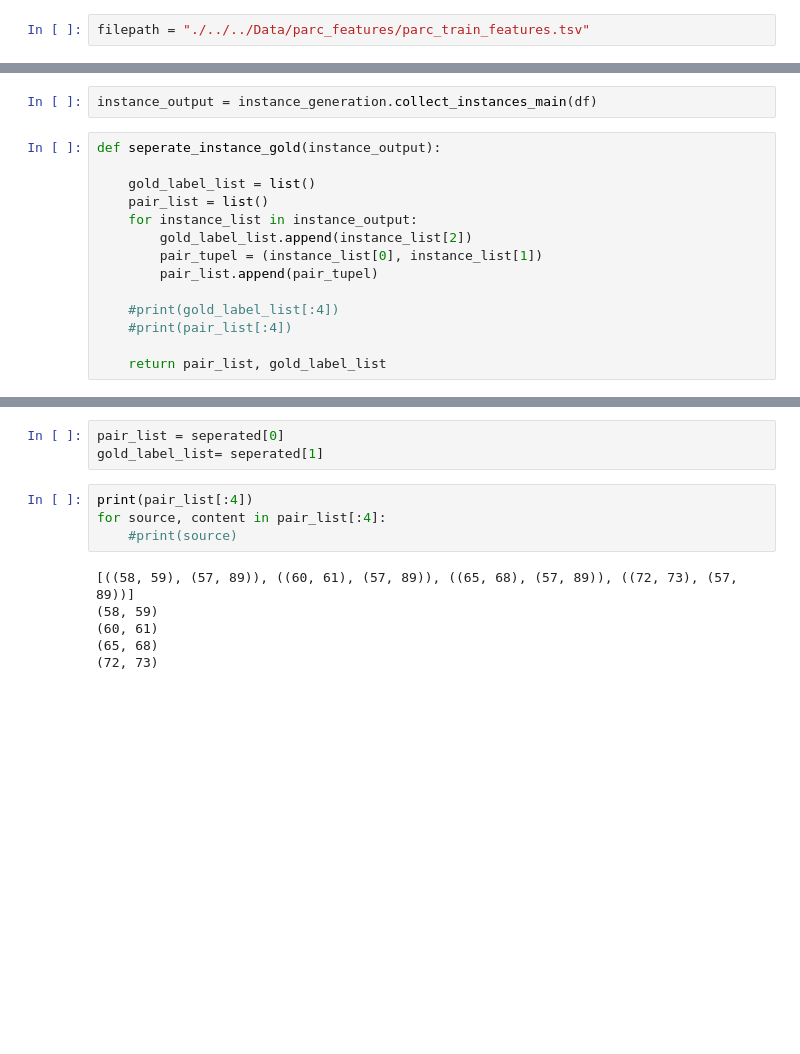
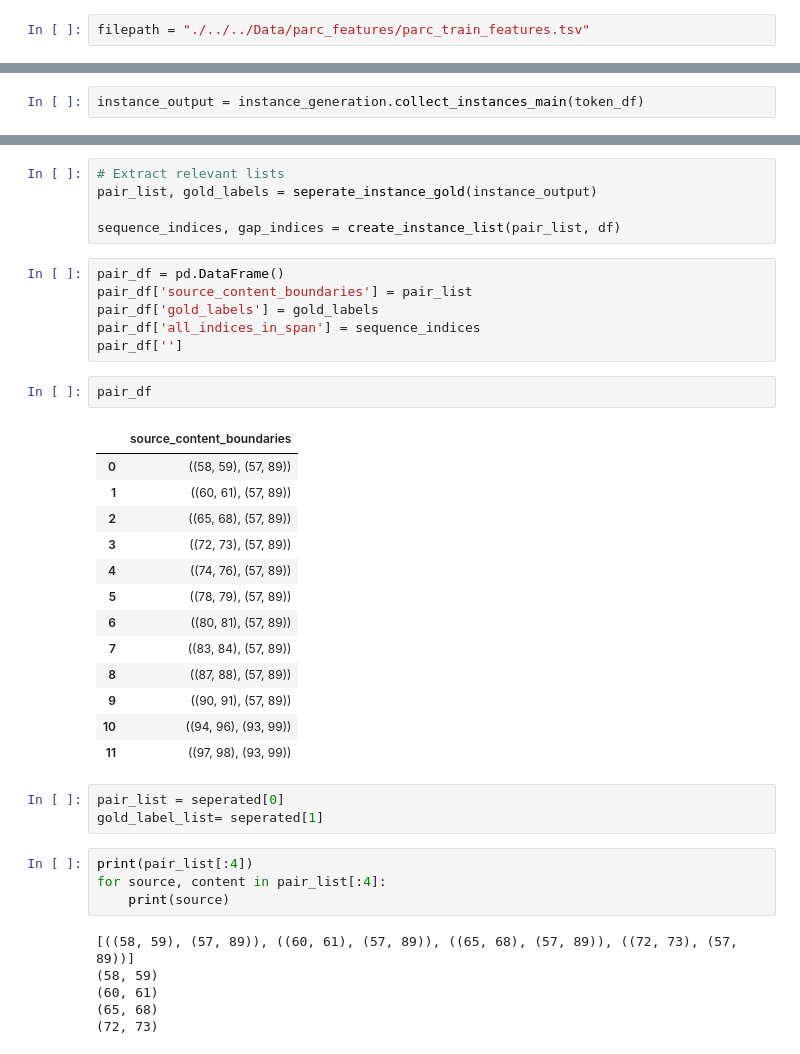
Before and after one commit to SorenKF/cueties, a Jupyter notebook: source-content/features_per_instance_Q.ipynb, the cells around one changed output, grey strips where cells are left out. Cells and saved outputs as stored; diff of their text form; blank space fills up the shorter version.

Commit message:
Created pair_df

```diff
--- a/source-content/features_per_instance_Q.ipynb
+++ b/source-content/features_per_instance_Q.ipynb
@@ -9,16 +10,2 @@ df = pd.read_csv(filepath, delimiter='\t', index_col=0)
 # %%
-instance_output = instance_generation.collect_instances_main(df)
+instance_output = instance_generation.collect_instances_main(token_df)
-# %%
-def seperate_instance_gold(instance_output):
-
-    gold_label_list = list()
-    pair_list = list()
-    for instance_list in instance_output:
-        gold_label_list.append(instance_list[2])
-        pair_tupel = (instance_list[0], instance_list[1])
-        pair_list.append(pair_tupel)
-
-    #print(gold_label_list[:4])
-    #print(pair_list[:4])
-
-    return pair_list, gold_label_list
@@ -27,10 +59,37 @@ seperated = seperate_instance_gold(instance_output)
+# %%
+# Extract relevant lists
+pair_list, gold_labels = seperate_instance_gold(instance_output)
+
+sequence_indices, gap_indices = create_instance_list(pair_list, df)
+# %%
+pair_df = pd.DataFrame()
+pair_df['source_content_boundaries'] = pair_list
+pair_df['gold_labels'] = gold_labels
+pair_df['all_indices_in_span'] = sequence_indices
+pair_df['']
+# %%
+pair_df
+# %% [output]
+|  | source_content_boundaries |
+| 0 | ((58, 59), (57, 89)) |
+| 1 | ((60, 61), (57, 89)) |
+| 2 | ((65, 68), (57, 89)) |
+| 3 | ((72, 73), (57, 89)) |
+| 4 | ((74, 76), (57, 89)) |
+| 5 | ((78, 79), (57, 89)) |
+| 6 | ((80, 81), (57, 89)) |
+| 7 | ((83, 84), (57, 89)) |
+| 8 | ((87, 88), (57, 89)) |
+| 9 | ((90, 91), (57, 89)) |
+| 10 | ((94, 96), (93, 99)) |
+| 11 | ((97, 98), (93, 99)) |
 # %%
 pair_list = seperated[0]
 gold_label_list= seperated[1]
 # %%
 print(pair_list[:4])
 for source, content in pair_list[:4]:
-    #print(source)
+    print(source)
 # %% [output]
 [((58, 59), (57, 89)), ((60, 61), (57, 89)), ((65, 68), (57, 89)), ((72, 73), (57, 89))]
 (58, 59)
```
Also changed, not shown: parts of 10 cells of this notebook.
